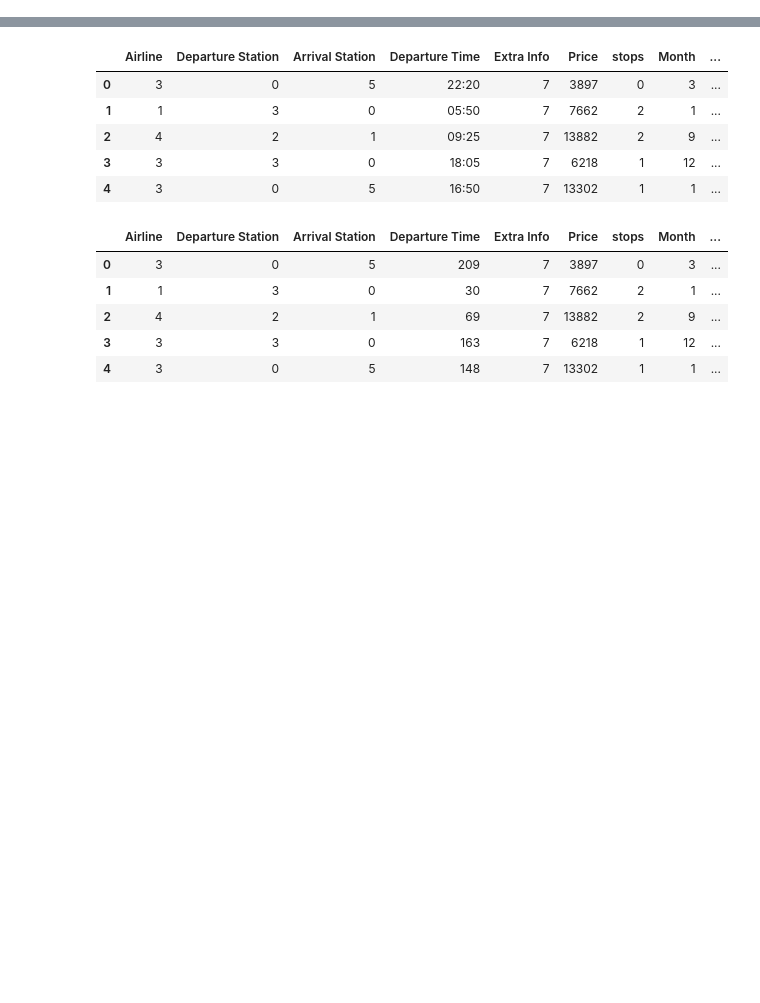
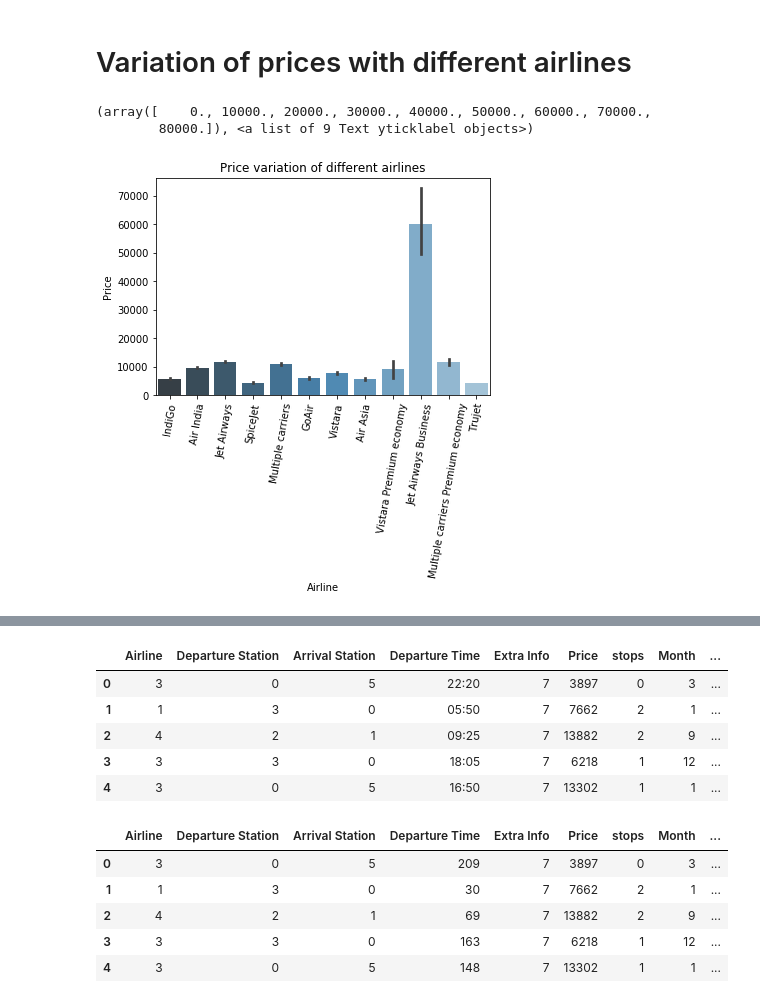
Before and after one commit to rampratapa1819/Machine-Learning, a Jupyter notebook: Flight-Prices-prediction.ipynb, the cells around one changed output, grey strips where cells are left out. Cells and saved outputs as stored; diff of their text form; code cells hidden in the pictures; blank space fills up the shorter version.

```diff
--- a/Flight-Prices-prediction.ipynb
+++ b/Flight-Prices-prediction.ipynb
@@ -56,0 +126,11 @@ data.head()
+# %% [markdown]
+# Variation of prices with different airlines
+# %%
+sb.barplot(x="Airline", y="Price", data=data, palette="Blues_d")
+plt.title('Price variation of different airlines')
+plt.xticks(fontsize=10, rotation=80)
+plt.yticks(fontsize=10)
+# %% [output]
+(array([    0., 10000., 20000., 30000., 40000., 50000., 60000., 70000.,
+        80000.]), <a list of 9 Text yticklabel objects>)
+[figure, added]
```
Also changed, not shown: parts of 44 cells of this notebook.
